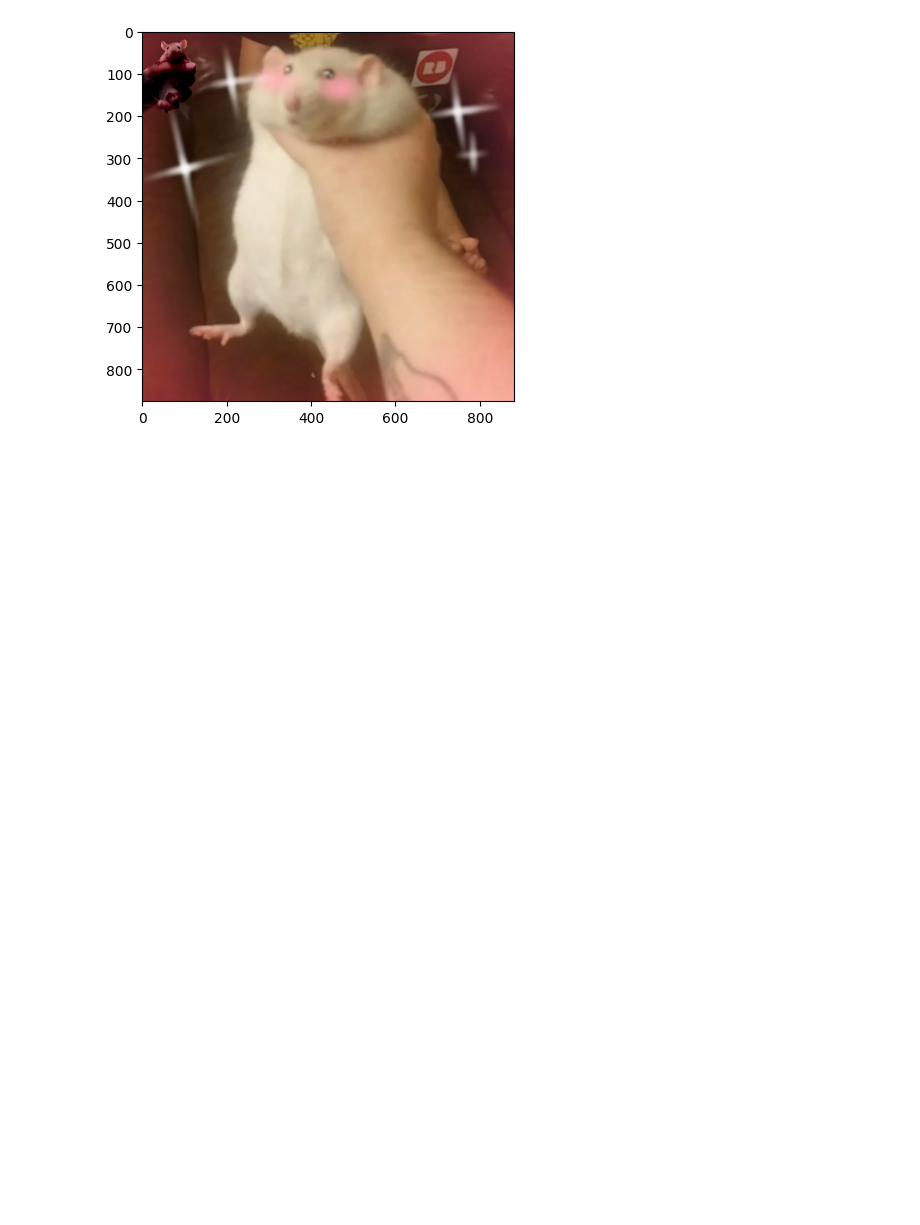
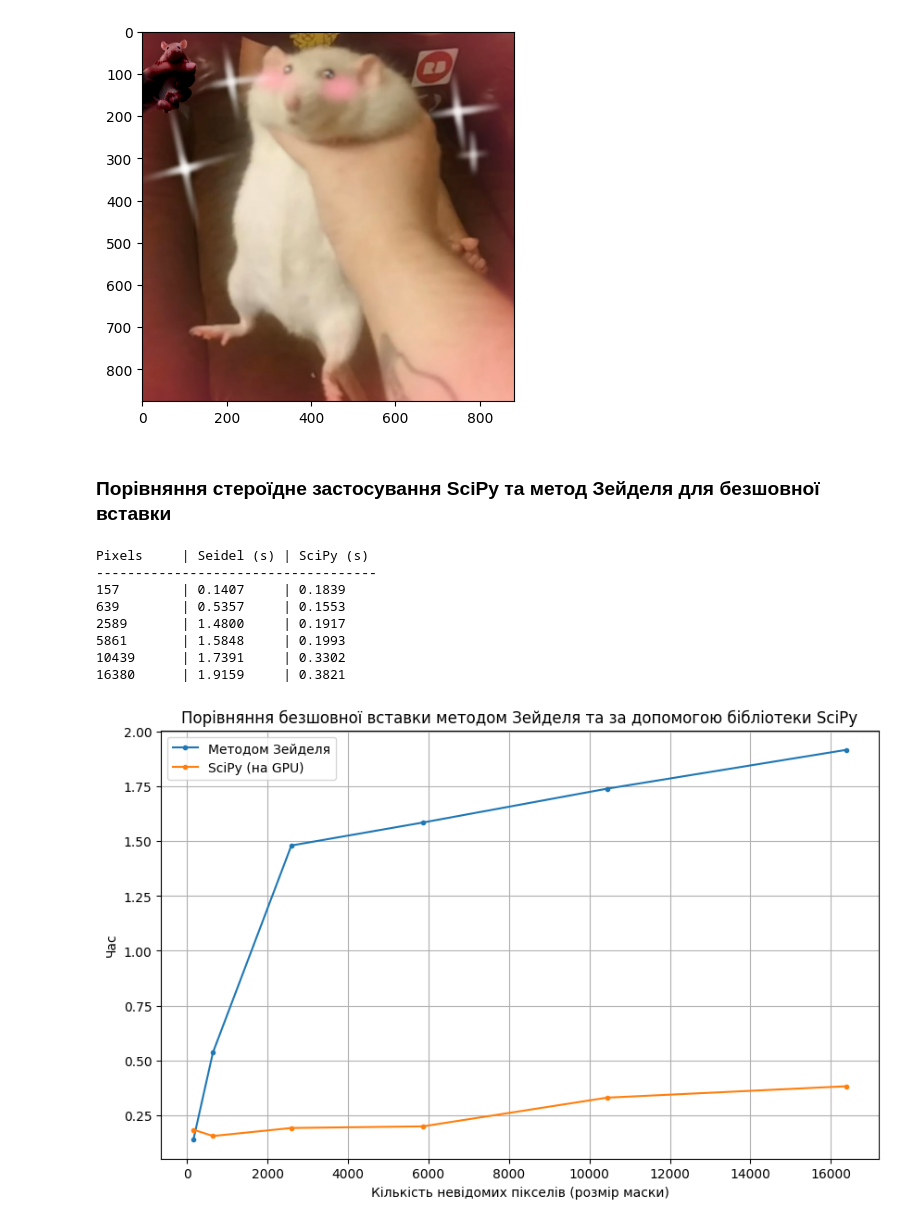
Before and after one commit to BerVol57/MMROKZ, a Jupyter notebook: lab 9/lab9.ipynb, the cells around one changed output. Saved outputs shown, nothing was run; the diff lists cells and outputs as text; code cells hidden in the pictures; blank space fills up the shorter version.

```diff
--- a/lab 9/lab9.ipynb
+++ b/lab 9/lab9.ipynb
@@ -132,3 +135,5 @@ plt.imshow(np.clip(0, 255, out).astype(np.uint8))
 [figure]
 # %%
 imwrite_rgb("out.png", out)
+# %% [markdown]
+### Порівняння стероїдне застосування SciPy та метод Зейделя для безшовної вставки
@@ -134,0 +199,57 @@ imwrite_rgb("out.png", out)
+# %%
+# Розміри для тестування (кількість пікселів у масці)
+scales = [0.1, 0.2, 0.4, 0.6, 0.8, 1.0]
+pixel_counts = []
+times_seidel = []
+times_scipy = []
+
+print(f"{'Pixels':<10} | {'Seidel (s)':<10} | {'SciPy (s)':<10}")
+print("-" * 36)
+
+for s in scales:
+    # Ресайз для зміни навантаження
+    h, w = src.shape[:2]
+    new_size = (int(w * s), int(h * s))
+
+    src_s = cv2.resize(src, new_size)
+    mask_s = cv2.resize(mask.astype(np.uint8), new_size) > 0
+
+    # Кількість невідомих змінних (пікселів у масці)
+    n_pixels = np.sum(mask_s)
+    pixel_counts.append(n_pixels)
+
+    # Тест Зейделя
+    start = time.time()
+    solve_gauss_seidel(src_s, dst, mask_s, (0,0))
+    times_seidel.append(time.time() - start)
+
+    # Тест SciPy
+    start = time.time()
+    seamless_clone(src_s, dst, mask_s, (0,0))
+    times_scipy.append(time.time() - start)
+
+    print(f"{n_pixels:<10} | {times_seidel[-1]:<10.4f} | {times_scipy[-1]:<10.4f}")
+
+# Графіки
+plt.figure(figsize=(10, 6))
+plt.plot(pixel_counts, times_seidel, '.-', label='Методом Зейделя')
+plt.plot(pixel_counts, times_scipy, '.-', label='SciPy (на GPU)')
+
+plt.title('Порівняння безшовної вставки методом Зейделя та за допомогою бібліотеки SciPy')
+plt.xlabel('Кількість невідомих пікселів (розмір маски)')
+plt.ylabel('Час')
+plt.grid(True,  ls="-")
+plt.legend()
+
+plt.savefig('benchmark_result.png')
+plt.show()
+# %% [output]
+Pixels     | Seidel (s) | SciPy (s)
+------------------------------------
+157        | 0.1407     | 0.1839
+639        | 0.5357     | 0.1553
+2589       | 1.4800     | 0.1917
+5861       | 1.5848     | 0.1993
+10439      | 1.7391     | 0.3302
+16380      | 1.9159     | 0.3821
+[figure, added]
```
Also changed, not shown: parts of 5 cells of this notebook, 3 other files.
